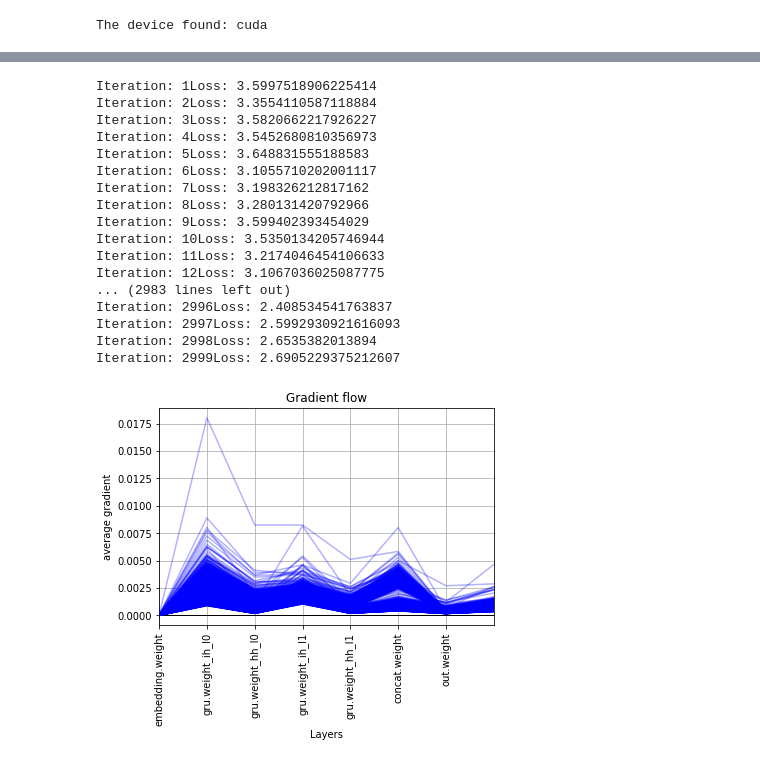
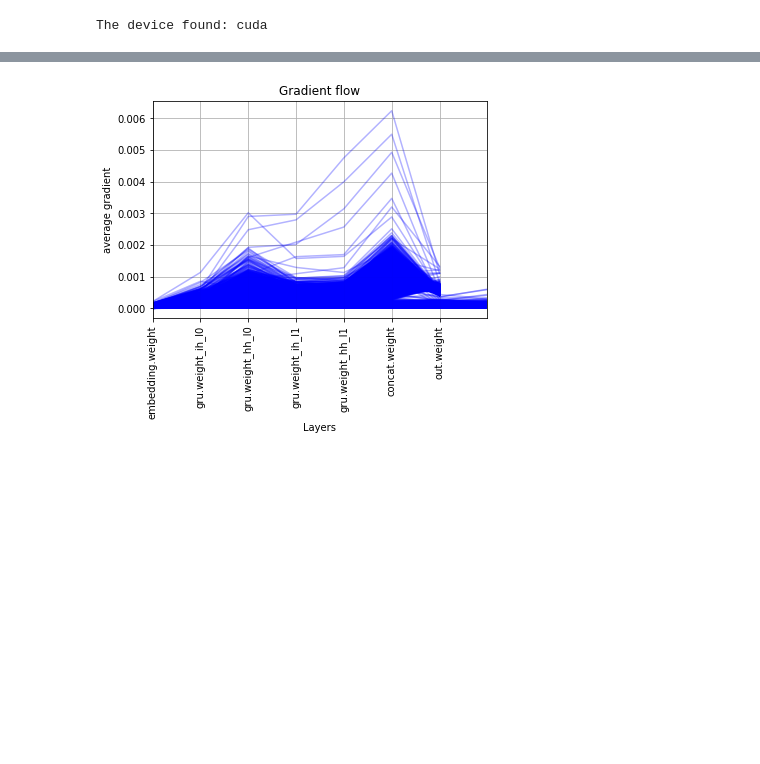
Before and after one commit to deepak4669/Conversational-Agents, a Jupyter notebook: Dialog Systems/Notebooks/seq2seq_withattn.ipynb, the cells around one changed output, grey strips where cells are left out. Drawn from its saved outputs; the diff is of its cells as text; code cells hidden in the pictures; blank space fills up the shorter version.

Commit message:
checkpoint

```diff
--- a/Dialog Systems/Notebooks/seq2seq_withattn.ipynb
+++ b/Dialog Systems/Notebooks/seq2seq_withattn.ipynb
@@ -47,5 +64,5 @@ class VisdomLinePlotter(object):
 # %%
-path='C:\\Users\\deepa\\Conversational Agents\\Datasets'
+path='/content/drive/My Drive/Data'
 dataset='cornell movie-dialogs corpus'
 
 data_folder=os.path.join(path,dataset)
@@ -263,4 +312,9 @@ def trimRareWords(voc,qr_pairs):
 
     return keep_pairs
 
+t1=time.time()
+print("Trimming rare words from vocabulary and dataset..")
+
 pairs=trimRareWords(voc,pairs)
+
+print("Trimming took place in: "+str(time.time()-t1))
@@ -482,6 +598,7 @@ def plot_grad_flow(named_parameters):
 # %%
+
 MAX_LENGTH=10
-def train(input_variable,lengths,target_variable,mask,max_target_len,encoder,decoder,embedding,
+def train(input_variable,lengths,target_variable,mask,max_target_len,encoder,decoder,
           encoder_optimizer,decoder_optimizer,batch_size,clip,max_length=MAX_LENGTH):
 
     encoder_optimizer.zero_grad()
@@ -533,8 +650,8 @@ def train(input_variable,lengths,target_variable,mask,max_target_len,encoder,dec
 
     loss.backward()
 
-    _=nn.utils.clip_grad_norm(encoder.parameters(),clip)
-    _=nn.utils.clip_grad_norm(decoder.parameters(),clip)
+    _=nn.utils.clip_grad_norm_(encoder.parameters(),clip)
+    _=nn.utils.clip_grad_norm_(decoder.parameters(),clip)
 
 
     plot_grad_flow(encoder.named_parameters())
@@ -661,27 +814,27 @@ decoder = decoder.to(device)
 # %%
-clip=50.0
-teacher_forcing_ratio=1.0
-learning_rate=0.0001
-decoder_learning_ratio=5.0
-n_iteration=3000
-print_every=1
-save_every=200
 
-save_dir="not defined"
+encoder,decoder=make_model(voc.num_words,d_model,num_encoder,num_decoder,dropout_encoder,dropout_decoder,attn_model)
+
+encoder_optimizer=torch.optim.Adam(encoder.parameters(),lr=learning_rate)
+decoder_optimizer=torch.optim.Adam(decoder.parameters(),lr=learning_rate*decoder_learning_ratio)
+
+if loadFile:
+    checkpoint=torch.load(loadFile)
+
+    encoder.load_state_dict(checkpoint['encoder'])
+    decoder.load_state_dict(checkpoint['decoder'])
+    encoder_optimizer.load_state_dict(checkpoint['encoder_opt'])
+    decoder_optimizer.load_state_dict(checkpoint['decoder_opt'])
+
+
+
+encoder.to(device)
+decoder.to(device)
 
 encoder.train()
 decoder.train()
 
-# encoder.cuda()
-# decoder.cuda()
-
-encoder_optimizer=torch.optim.Adam(encoder.parameters(),lr=learning_rate)
-decoder_optimizer=torch.optim.Adam(decoder.parameters(),lr=learning_rate*decoder_learning_ratio)
-
-plotter=VisdomLinePlotter('main')
-
-
 trainIters(model_name, voc, pairs, encoder, decoder, encoder_optimizer, decoder_optimizer,
-           embedding, encoder_n_layers, decoder_n_layers, save_dir, n_iteration, batch_size,
-           print_every, save_every, clip, corpus_name, loadFilename)
+        num_encoder, num_decoder, save_dir, n_iteration, batch_size,
+           print_every, save_every, clip, corpus_name, loadFile)
 # %% [output]
@@ -689,21 +858,4 @@ Setting up a new session...
-Iteration: 1Loss: 3.5997518906225414
-Iteration: 2Loss: 3.3554110587118884
-Iteration: 3Loss: 3.5820662217926227
-Iteration: 4Loss: 3.5452680810356973
-Iteration: 5Loss: 3.648831555188583
-Iteration: 6Loss: 3.1055710202001117
-Iteration: 7Loss: 3.198326212817162
-Iteration: 8Loss: 3.280131420792966
-Iteration: 9Loss: 3.599402393454029
-Iteration: 10Loss: 3.5350134205746944
-Iteration: 11Loss: 3.2174046454106633
-Iteration: 12Loss: 3.1067036025087775
-... (2983 lines left out)
-Iteration: 2996Loss: 2.408534541763837
-Iteration: 2997Loss: 2.5992930921616093
-Iteration: 2998Loss: 2.6535382013894
-Iteration: 2999Loss: 2.6905229375212607
-[figure, old version]
+[figure, new version]
 # %%
 encoder.eval()
 decoder.eval()
```
Also changed, not shown: parts of 29 cells of this notebook.
